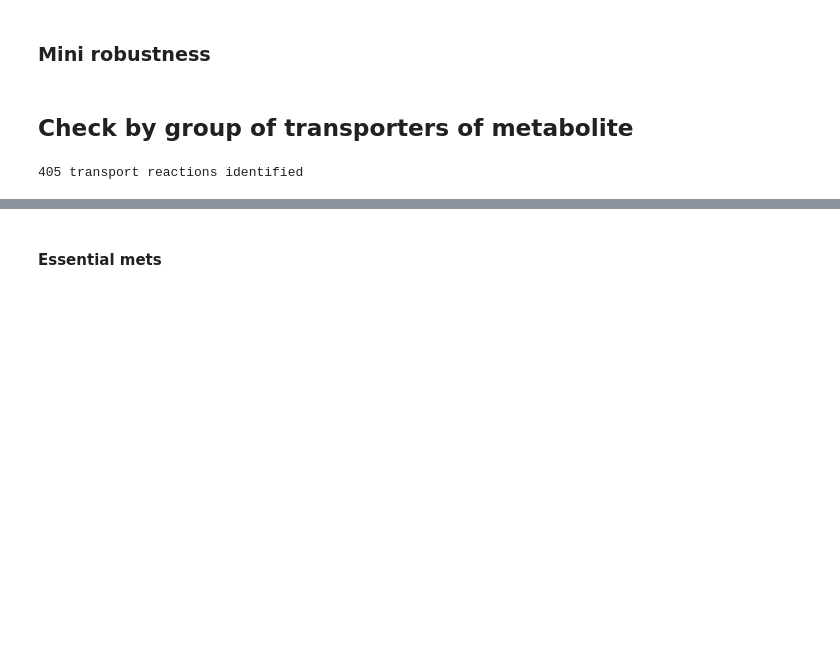
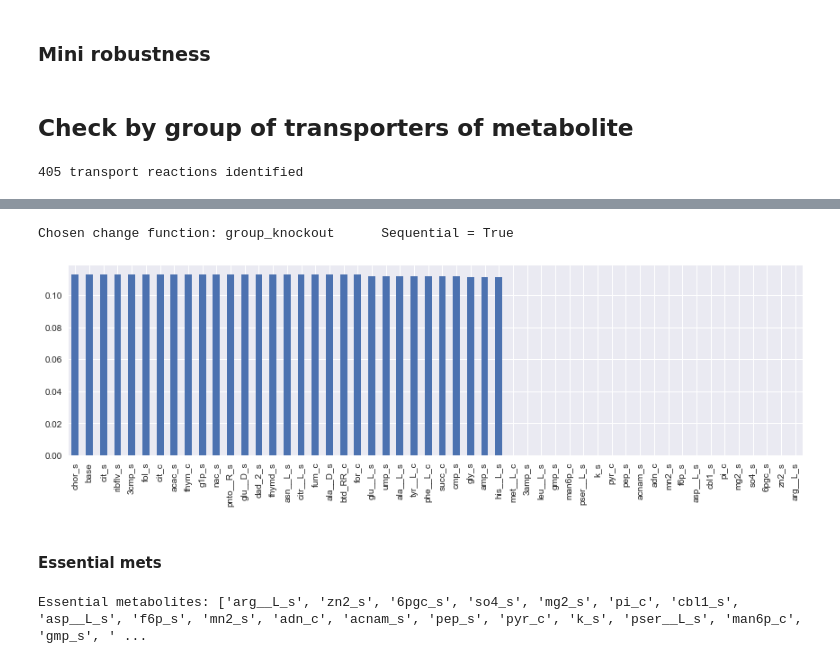
Before and after one commit to jdtibochab/bacillusme, a Jupyter notebook: bacillusme/analysis/spore/transporter_analysis.ipynb, the cells around one changed output, grey strips where cells are left out. Cells and saved outputs as stored; diff of their text form; code cells hidden in the pictures; blank space fills up the shorter version.

```diff
--- a/bacillusme/analysis/spore/transporter_analysis.ipynb
+++ b/bacillusme/analysis/spore/transporter_analysis.ipynb
@@ -422,3 +435,18 @@ flux_results_df.loc['biomass_dilution_s'].plot.bar(figsize=(15,4))
+# %%
+from bacillusme.analysis import sensitivity as ss
+flux_results_df = ss.transporter_knockout(sporeme,sorted_mets, \
+                                        NP=20,solution=1,biomass_dilution='biomass_dilution_s',\
+                                        growth_key = 'sigma',single_change_function='group_knockout',sequential=True)
+flux_results_df.to_csv('group_1by1_KO_flux_results.csv')
+# %% [output]
+Chosen change function: group_knockout      Sequential = True
+# %%
+flux_results_df = pd.read_csv('group_1by1_KO_flux_results.csv',index_col=0)
+flux_results_df.loc['biomass_dilution_s',sorted_mets[::-1]].plot.bar(figsize=(12,4))
+plt.tight_layout()
+plt.savefig("group_1by1_KO_flux_results.svg", format="SVG")
+# %% [output]
+[figure, added]
 # %% [markdown]
 #### Essential mets
 # %%
@@ -427,8 +455,10 @@ with open("./sporeme_solution.pickle", "rb") as outfile:
 # %%
 flux_results_df = pd.read_csv('group_1by1_KO_flux_results.csv',index_col=0)
 sorted_mets = flux_results_df.loc['biomass_dilution_s'].sort_values(ascending=True).index.to_list()
-essential_mets = sorted_mets[:18]
+essential_mets = sorted_mets[:sorted_mets.index('met__L_c')+1]
 print('Essential metabolites: {}'.format(essential_mets))
+# %% [output]
+Essential metabolites: ['arg__L_s', 'zn2_s', '6pgc_s', 'so4_s', 'mg2_s', 'pi_c', 'cbl1_s', 'asp__L_s', 'f6p_s', 'mn2_s', 'adn_c', 'acnam_s', 'pep_s', 'pyr_c', 'k_s', 'pser__L_s', 'man6p_c', 'gmp_s', ' ...
 # %%
 essential_transporters = []
 for met in essential_mets:
```
Also changed, not shown: parts of 43 cells of this notebook, 53 other files.
